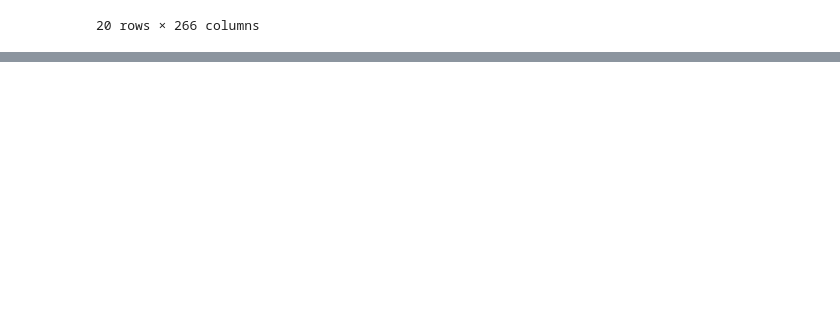
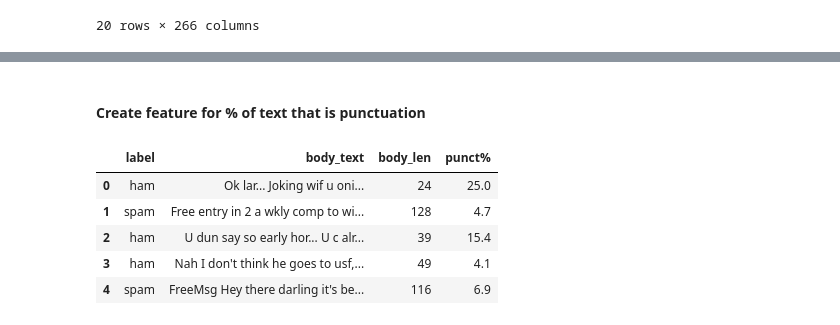
Before and after one commit to panchu93/ML, a Jupyter notebook: handsOn/NLP/NLP-Basics-checkpoint.ipynb, the cells around one changed output, grey strips where cells are left out. Saved outputs shown, nothing was run; the diff lists cells and outputs as text; code cells hidden in the pictures; blank space fills up the shorter version.

```diff
--- a/handsOn/NLP/NLP-Basics-checkpoint.ipynb
+++ b/handsOn/NLP/NLP-Basics-checkpoint.ipynb
@@ -1046,0 +1076,5 @@ X_tfidf_df
+# %%
+import pandas as pd
+
+data = pd.read_csv('smsspamcollection/SMSSpamCollection', sep='\t')
+data.columns = ['label', 'body_text']
@@ -1046,0 +1083,3 @@ X_tfidf_df
+# %%
+data['body_len'] = data['body_text'].apply(lambda x: len(x) - x.count(" "))
+data.head()
@@ -1046,0 +1093,19 @@ X_tfidf_df
+# %% [markdown]
+#### Create feature for %  of text that is punctuation
+# %%
+import string
+
+def count_punct(text):
+    count = sum([ 1 for char in text if char in string.punctuation])
+    return round(count/(len(text) - text.count(" ")), 3) * 100
+
+data['punct%'] = data['body_text'].apply(lambda x: count_punct(x))
+
+data.head()
+# %% [output]
+|  | label | body_text | body_len | punct% |
+| 0 | ham | Ok lar... Joking wif u oni... | 24 | 25.0 |
+| 1 | spam | Free entry in 2 a wkly comp to wi... | 128 | 4.7 |
+| 2 | ham | U dun say so early hor... U c alr... | 39 | 15.4 |
+| 3 | ham | Nah I don't think he goes to usf,... | 49 | 4.1 |
+| 4 | spam | FreeMsg Hey there darling it's be... | 116 | 6.9 |
```
Also changed, not shown: parts of 8 cells of this notebook.
